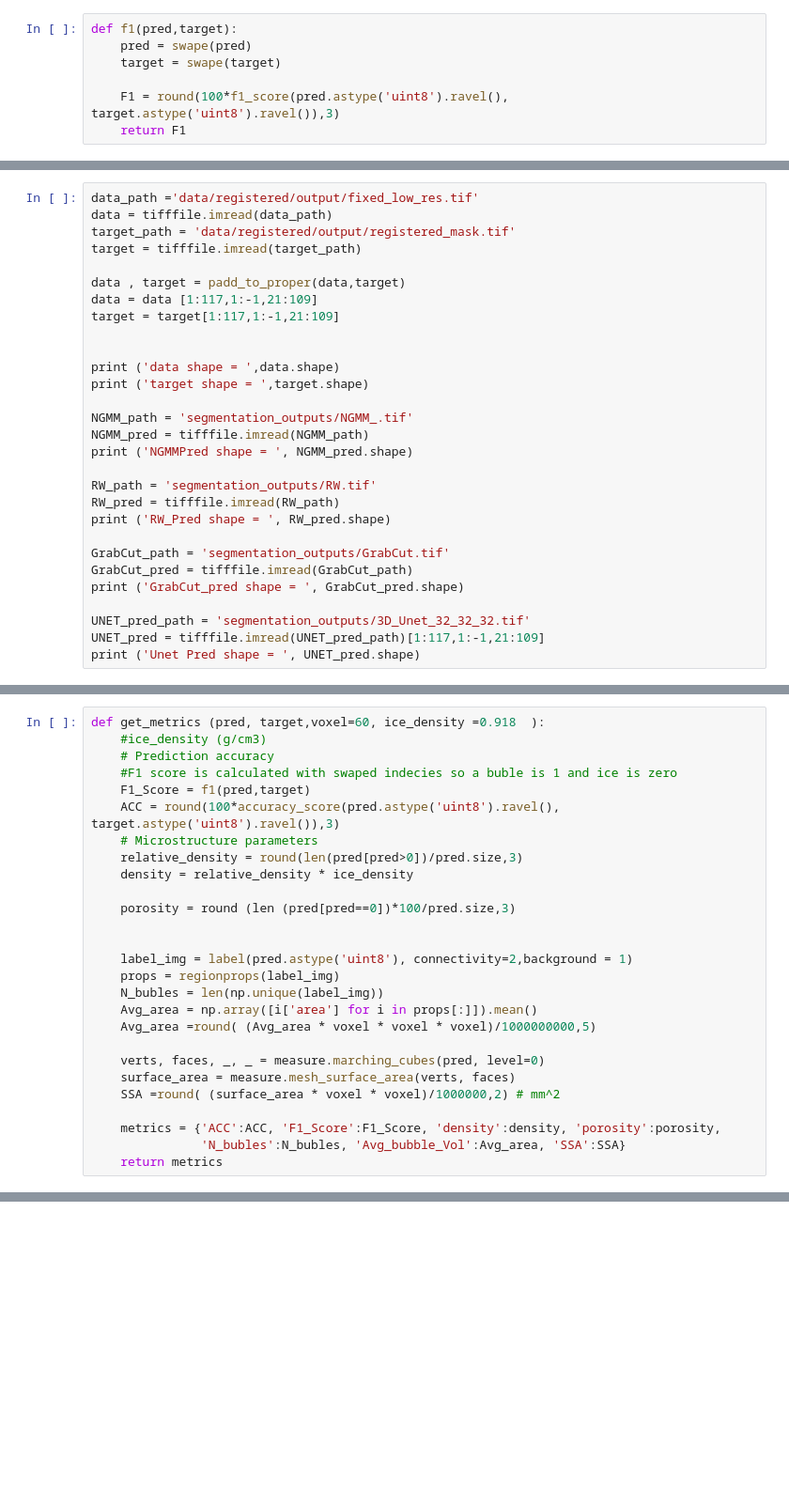
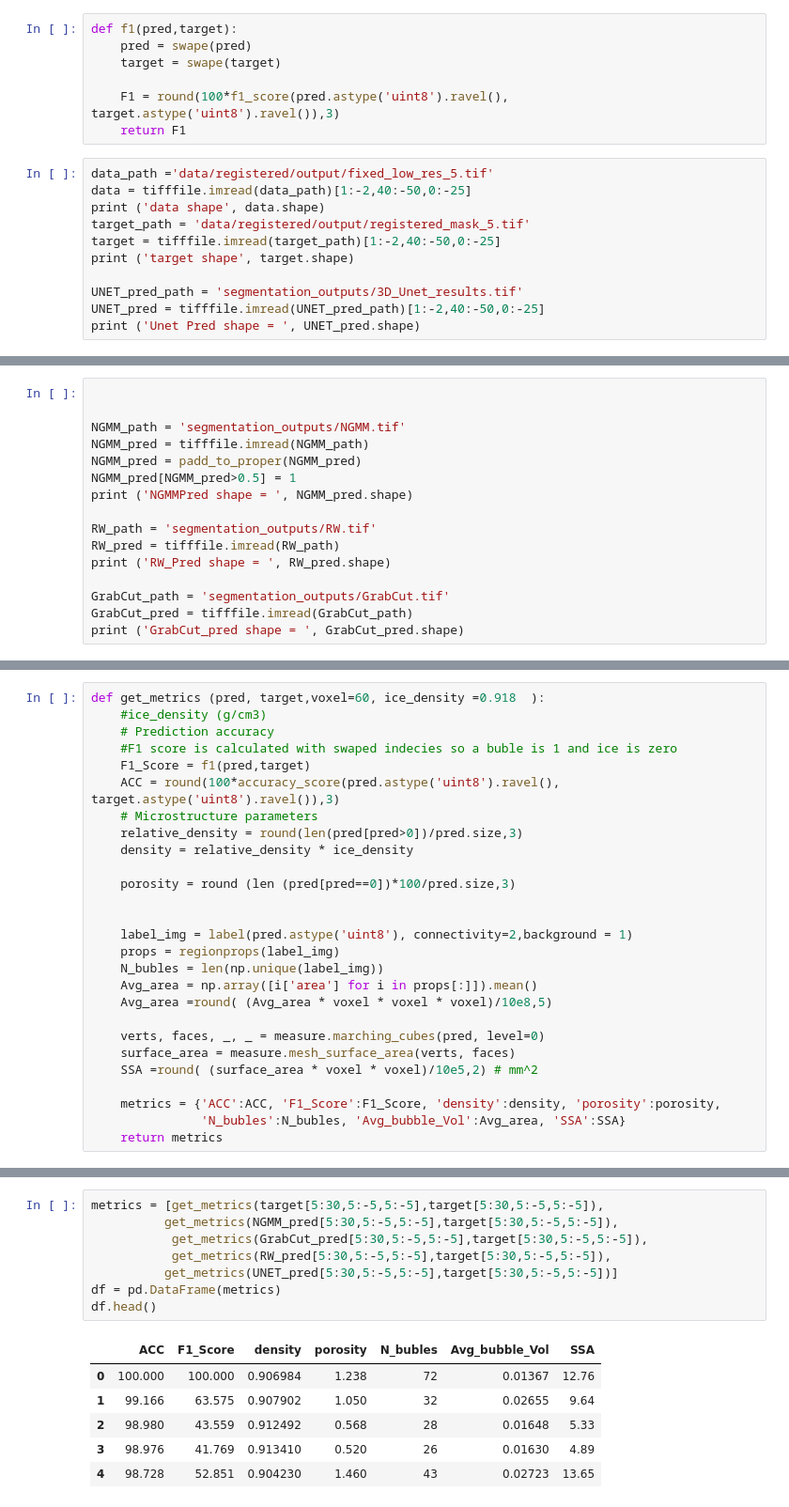
Before and after one commit to Faramarz-bagherzadeh/MicroCT_Segmentation_3DUnet, a Jupyter notebook: 6-Segmentation_comparison/Segmentation_comparison.ipynb, the cells around one changed output, grey strips where cells are left out. Shown: that part at 94% size. Drawn from its saved outputs; the diff is of its cells as text; blank space fills up the shorter version.

```diff
--- a/6-Segmentation_comparison/Segmentation_comparison.ipynb
+++ b/6-Segmentation_comparison/Segmentation_comparison.ipynb
@@ -38,3 +38,14 @@ def f1(pred,target):
 
     F1 = round(100*f1_score(pred.astype('uint8').ravel(), target.astype('uint8').ravel()),3)
     return F1
+# %%
+data_path ='data/registered/output/fixed_low_res_5.tif'
+data = tifffile.imread(data_path)[1:-2,40:-50,0:-25]
+print ('data shape', data.shape)
+target_path = 'data/registered/output/registered_mask_5.tif'
+target = tifffile.imread(target_path)[1:-2,40:-50,0:-25]
+print ('target shape', target.shape)
+
+UNET_pred_path = 'segmentation_outputs/3D_Unet_results.tif'
+UNET_pred = tifffile.imread(UNET_pred_path)[1:-2,40:-50,0:-25]
+print ('Unet Pred shape = ', UNET_pred.shape)
@@ -41,19 +56,10 @@ def f1(pred,target):
 # %%
-data_path ='data/registered/output/fixed_low_res.tif'
-data = tifffile.imread(data_path)
-target_path = 'data/registered/output/registered_mask.tif'
-target = tifffile.imread(target_path)
-
-data , target = padd_to_proper(data,target)
-data = data [1:117,1:-1,21:109]
-target = target[1:117,1:-1,21:109]
 
 
-print ('data shape = ',data.shape)
-print ('target shape = ',target.shape)
-
-NGMM_path = 'segmentation_outputs/NGMM_.tif'
+NGMM_path = 'segmentation_outputs/NGMM.tif'
 NGMM_pred = tifffile.imread(NGMM_path)
+NGMM_pred = padd_to_proper(NGMM_pred)
+NGMM_pred[NGMM_pred>0.5] = 1
 print ('NGMMPred shape = ', NGMM_pred.shape)
 
 RW_path = 'segmentation_outputs/RW.tif'
@@ -63,8 +69,4 @@ print ('RW_Pred shape = ', RW_pred.shape)
 GrabCut_path = 'segmentation_outputs/GrabCut.tif'
 GrabCut_pred = tifffile.imread(GrabCut_path)
 print ('GrabCut_pred shape = ', GrabCut_pred.shape)
-
-UNET_pred_path = 'segmentation_outputs/3D_Unet_32_32_32.tif'
-UNET_pred = tifffile.imread(UNET_pred_path)[1:117,1:-1,21:109]
-print ('Unet Pred shape = ', UNET_pred.shape)
 # %% [output]
@@ -87,11 +91,11 @@ def get_metrics (pred, target,voxel=60, ice_density =0.918  ):
     props = regionprops(label_img)
     N_bubles = len(np.unique(label_img))
     Avg_area = np.array([i['area'] for i in props[:]]).mean()
-    Avg_area =round( (Avg_area * voxel * voxel * voxel)/1000000000,5)
+    Avg_area =round( (Avg_area * voxel * voxel * voxel)/10e8,5)
 
     verts, faces, _, _ = measure.marching_cubes(pred, level=0)
     surface_area = measure.mesh_surface_area(verts, faces)
-    SSA =round( (surface_area * voxel * voxel)/1000000,2) # mm^2
+    SSA =round( (surface_area * voxel * voxel)/10e5,2) # mm^2
 
     metrics = {'ACC':ACC, 'F1_Score':F1_Score, 'density':density, 'porosity':porosity,
                'N_bubles':N_bubles, 'Avg_bubble_Vol':Avg_area, 'SSA':SSA}
@@ -278,0 +103,15 @@ plt.savefig('multiple_img.pdf', dpi = 600)
+# %%
+metrics = [get_metrics(target[5:30,5:-5,5:-5],target[5:30,5:-5,5:-5]),
+          get_metrics(NGMM_pred[5:30,5:-5,5:-5],target[5:30,5:-5,5:-5]),
+           get_metrics(GrabCut_pred[5:30,5:-5,5:-5],target[5:30,5:-5,5:-5]),
+           get_metrics(RW_pred[5:30,5:-5,5:-5],target[5:30,5:-5,5:-5]),
+          get_metrics(UNET_pred[5:30,5:-5,5:-5],target[5:30,5:-5,5:-5])]
+df = pd.DataFrame(metrics)
+df.head()
+# %% [output]
+|  | ACC | F1_Score | density | porosity | N_bubles | Avg_bubble_Vol | SSA |
+| 0 | 100.000 | 100.000 | 0.906984 | 1.238 | 72 | 0.01367 | 12.76 |
+| 1 | 99.166 | 63.575 | 0.907902 | 1.050 | 32 | 0.02655 | 9.64 |
+| 2 | 98.980 | 43.559 | 0.912492 | 0.568 | 28 | 0.01648 | 5.33 |
+| 3 | 98.976 | 41.769 | 0.913410 | 0.520 | 26 | 0.01630 | 4.89 |
+| 4 | 98.728 | 52.851 | 0.904230 | 1.460 | 43 | 0.02723 | 13.65 |
```
Also changed, not shown: parts of 17 cells of this notebook, 1 other file.
